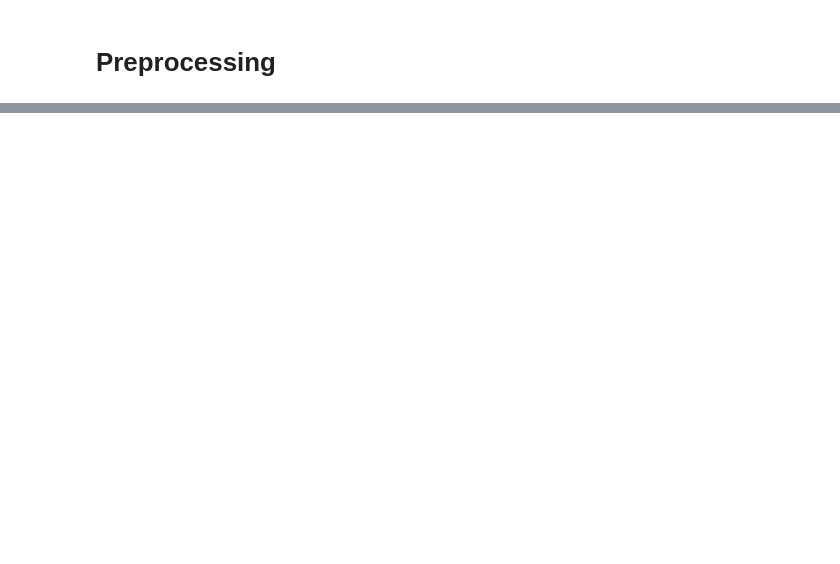
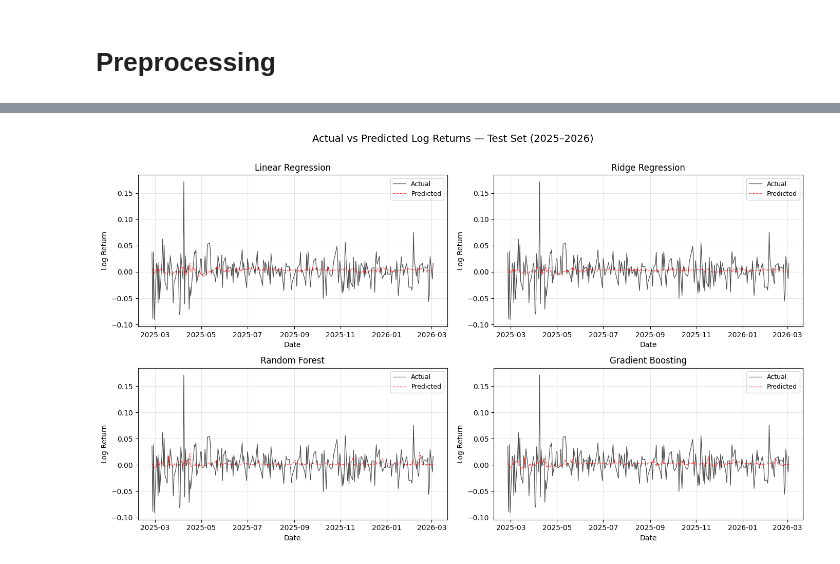
Before and after one commit to AssylbekO/NVDA, a Jupyter notebook: src/main2.ipynb, the cells around one changed output, grey strips where cells are left out. Saved outputs shown, nothing was run; the diff lists cells and outputs as text; code cells hidden in the pictures; blank space fills up the shorter version.

```diff
--- a/src/main2.ipynb
+++ b/src/main2.ipynb
@@ -320,0 +625,26 @@ Testing set  : 256  observations  (2025-02-25  to 2026-03-03)
+# %%
+models = {
+    "Linear Regression": (lr, X_test_scaled),
+    "Ridge Regression": (ridge, X_test_scaled),
+    "Random Forest": (best_rf, X_test),
+    "Gradient Boosting": (best_gb, X_test),
+}
+
+fig, axes = plt.subplots(2, 2, figsize=(14, 8))
+axes = axes.flatten()
+
+for i, (name, (model, X_te)) in enumerate(models.items()):
+    y_pred = model.predict(X_te)
+    axes[i].plot(y_test.index, y_test.values, label="Actual", color="black", linewidth=0.9, alpha=0.7)
+    axes[i].plot(y_test.index, y_pred,label="Predicted", color="red", linewidth=0.9, alpha=0.7, linestyle="--")
+    axes[i].set_title(name, fontsize=12)
+    axes[i].set_xlabel("Date")
+    axes[i].set_ylabel("Log Return")
+    axes[i].legend(fontsize=9)
+    axes[i].grid(True, alpha=0.3)
+
+plt.suptitle("Actual vs Predicted Log Returns — Test Set (2025–2026)", fontsize=14, y=1.01)
+plt.tight_layout()
+plt.show()
+# %% [output]
+[figure, added]
```
Also changed, not shown: parts of 33 cells of this notebook.
